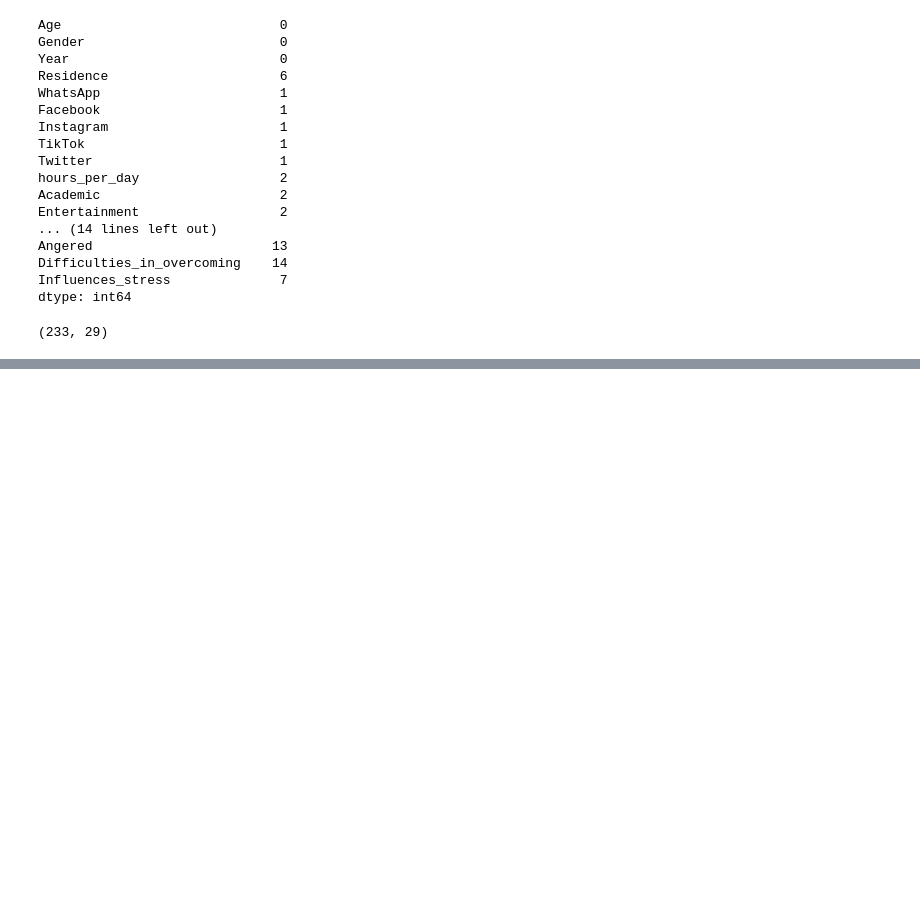
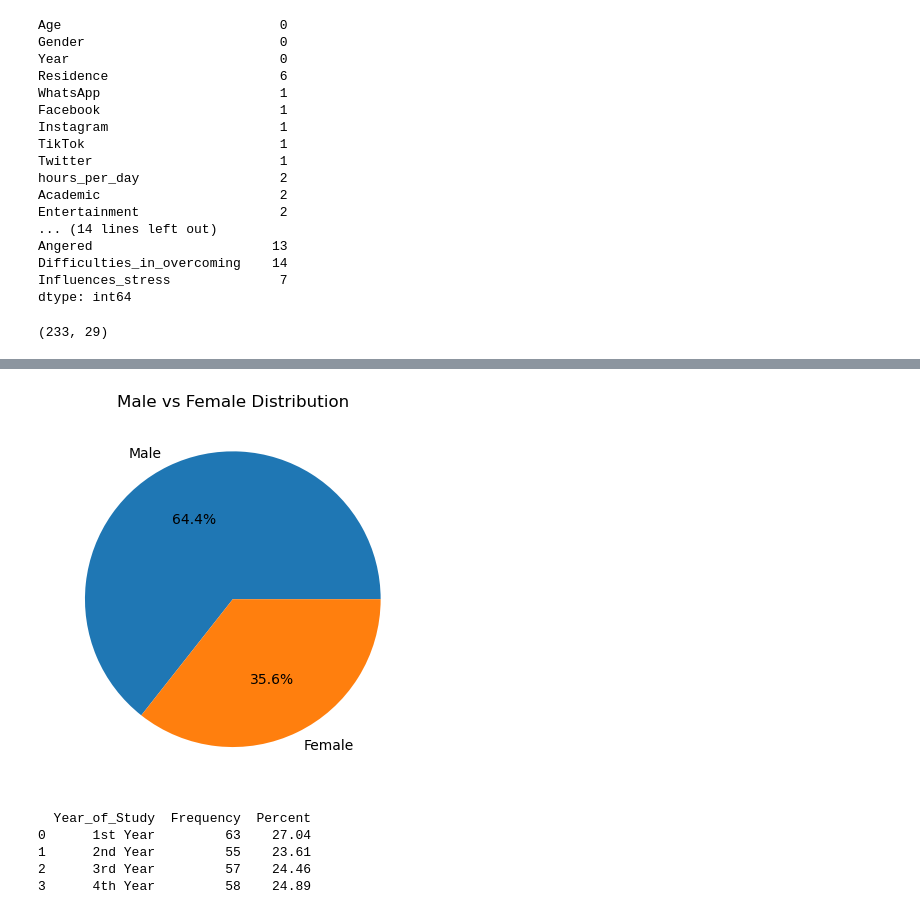
Before and after one commit to boaz-nya/stress_levels_project, a Jupyter notebook: data_cleaning.ipynb, the cells around one changed output, grey strips where cells are left out. Cells and saved outputs as stored; diff of their text form; code cells hidden in the pictures; blank space fills up the shorter version.

```diff
--- a/data_cleaning.ipynb
+++ b/data_cleaning.ipynb
@@ -260,0 +367,36 @@ social_media2.shape
+# %%
+## pie chart
+
+gender_freq = social_media2['Gender'].value_counts()
+
+plt.pie(gender_freq.values, labels=gender_freq.index, autopct='%1.1f%%')
+plt.title("Male vs Female Distribution")
+plt.show()
+# %% [output]
+[figure, added]
+# %%
+# Replace with the exact column name in your data
+year_col = 'Year'
+
+year_summary = (
+    social_media2[year_col]
+    .value_counts()
+    .sort_index()                 # sorts 1st year, 2nd year, etc.
+    .reset_index()
+)
+
+# Rename columns
+year_summary.columns = ['Year_of_Study', 'Frequency']
+
+# Add Percent column
+year_summary['Percent'] = (
+    year_summary['Frequency'] / year_summary['Frequency'].sum() * 100
+).round(2)
+
+print(year_summary)
+# %% [output]
+  Year_of_Study  Frequency  Percent
+0      1st Year         63    27.04
+1      2nd Year         55    23.61
+2      3rd Year         57    24.46
+3      4th Year         58    24.89
```
Also changed, not shown: parts of 35 cells of this notebook.
